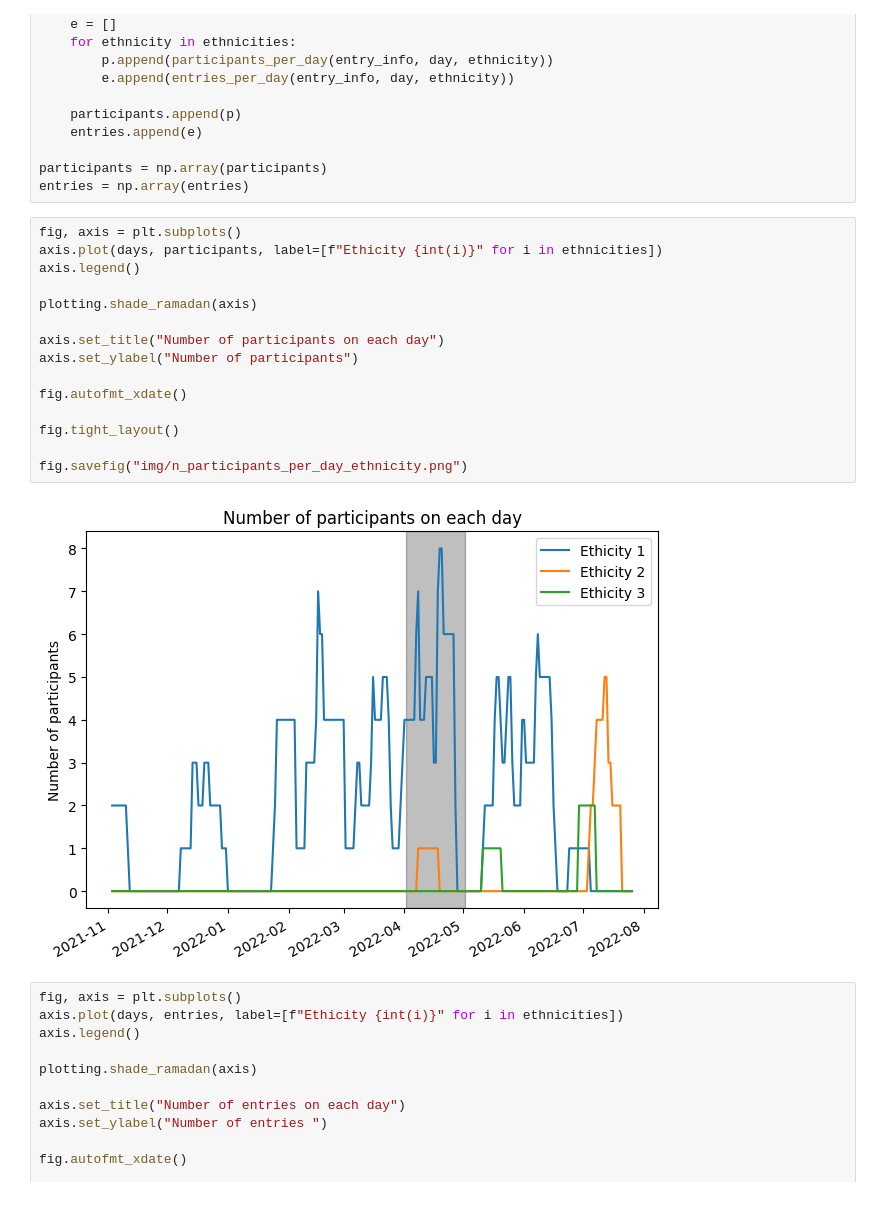
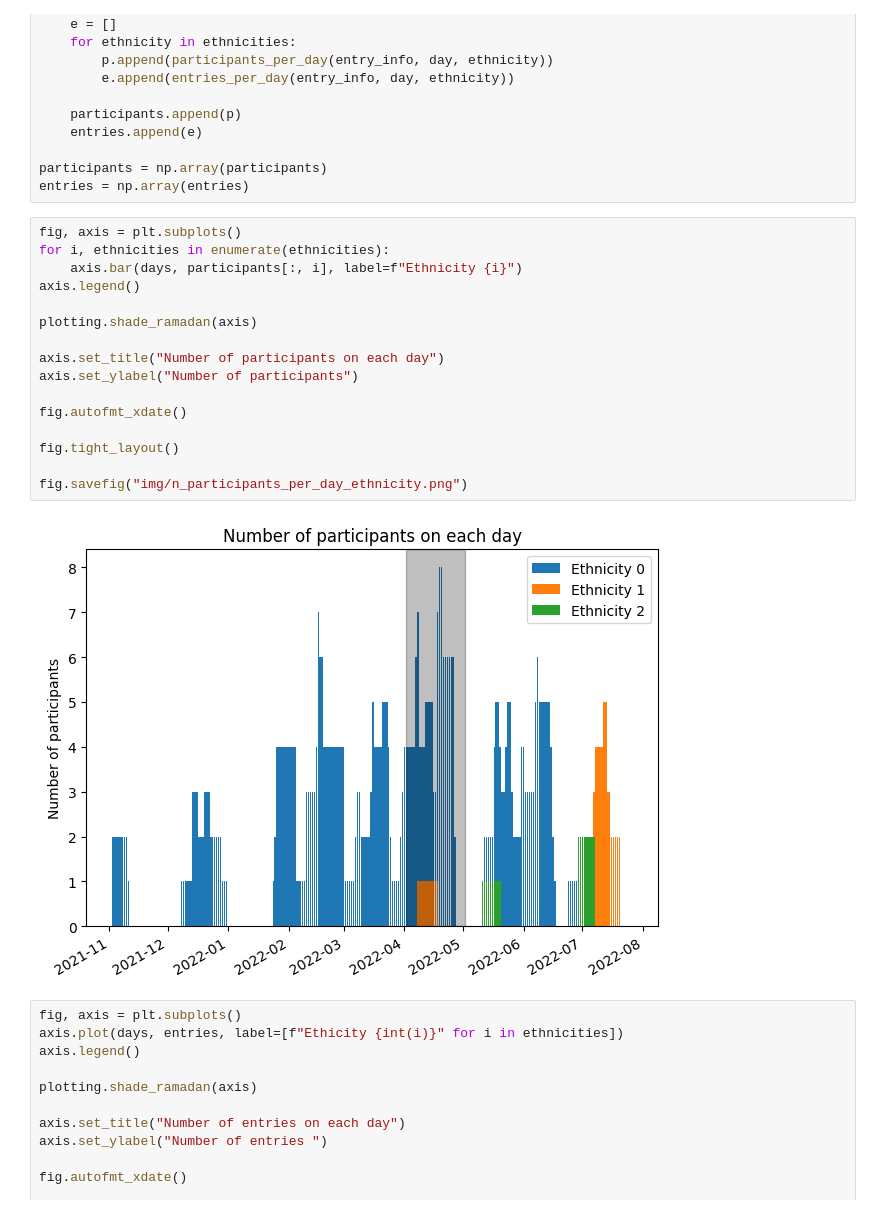
Before and after one commit to richard-lane/seaco_malaysia, a Jupyter notebook: other_stuff.ipynb, the cells around one changed output. Drawn from its saved outputs; the diff is of its cells as text.

Commit message:
hist instead of line plot

```diff
--- a/other_stuff.ipynb
+++ b/other_stuff.ipynb
@@ -296,21 +296,22 @@ participants = np.array(participants)
 entries = np.array(entries)
 # %%
 fig, axis = plt.subplots()
-axis.plot(days, participants, label=[f"Ethicity {int(i)}" for i in ethnicities])
+for i, ethnicities in enumerate(ethnicities):
+    axis.bar(days, participants[:, i], label=f"Ethnicity {i}")
 axis.legend()
 
 plotting.shade_ramadan(axis)
 
 axis.set_title("Number of participants on each day")
 axis.set_ylabel("Number of participants")
 
 fig.autofmt_xdate()
 
 fig.tight_layout()
 
 fig.savefig("img/n_participants_per_day_ethnicity.png")
 # %% [output]
-[figure, old version]
+[figure, new version]
 # %%
 fig, axis = plt.subplots()
 axis.plot(days, entries, label=[f"Ethicity {int(i)}" for i in ethnicities])
```
